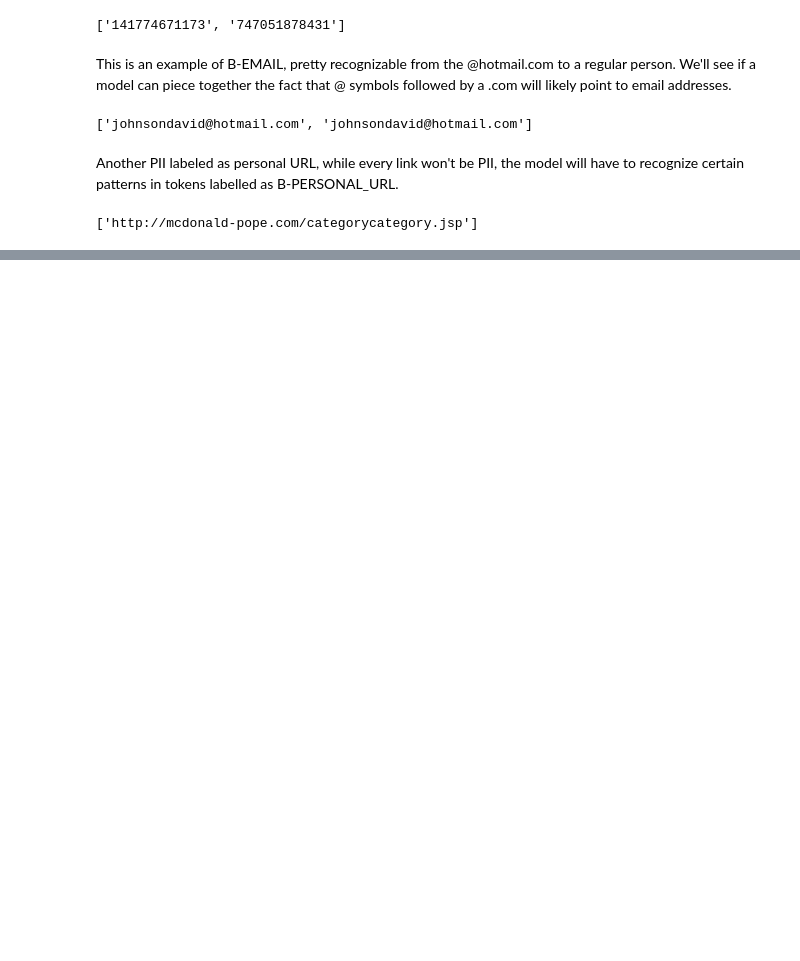
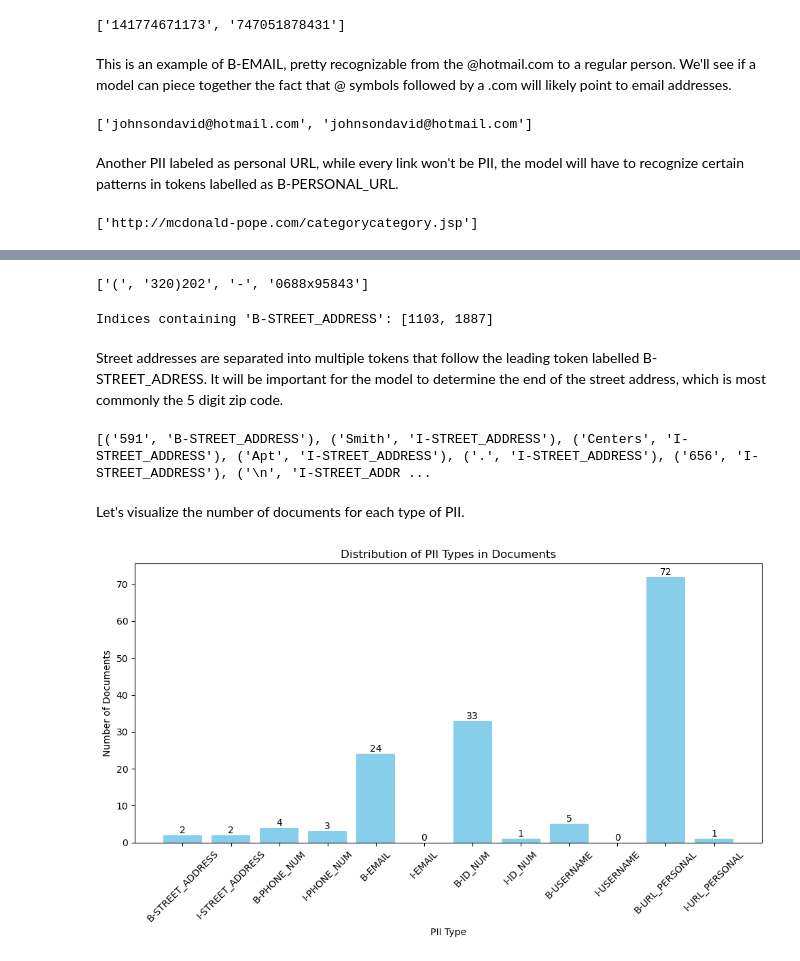
Before and after one commit to alanklin/NLP-Final, a Jupyter notebook: Code/eda.ipynb, the cells around one changed output, grey strips where cells are left out. Drawn from its saved outputs; the diff is of its cells as text; code cells hidden in the pictures; blank space fills up the shorter version.

```diff
--- a/Code/eda.ipynb
+++ b/Code/eda.ipynb
@@ -109,0 +131,64 @@ print(pii_tokens)
+# %%
+train_example1 = train.iloc[185]
+
+example_tokens1 = train_example1['tokens']
+example_labels1 = train_example1['labels']
+
+is_PII = [label in ['B-PHONE_NUM', 'I-PHONE_NUM'] for label in example_labels1]
+pii_tokens = [token for token, is_pii in zip(example_tokens1, is_PII) if is_pii]
+
+print(pii_tokens)
+# %% [output]
+['(', '320)202', '-', '0688x95843']
+# %%
+# Find indices where 'B-PHONE_NUM' exists in the labels list
+street_indices = [index for index, labels in enumerate(train['labels']) if 'B-STREET_ADDRESS' in labels]
+
+print("Indices containing 'B-STREET_ADDRESS':", street_indices)
+# %% [output]
+Indices containing 'B-STREET_ADDRESS': [1103, 1887]
+# %% [markdown]
+Street addresses are separated into multiple tokens that follow the leading token labelled B-STREET_ADRESS. It will be important for the model to determine the end of the street address, which is most commonly the 5 digit zip code.
+# %%
+train_example1 = train.iloc[1103]
+
+example_tokens1 = train_example1['tokens']
+example_labels1 = train_example1['labels']
+
+# Extract tokens and their corresponding labels for
+pii_tokens_with_labels = [(token, label) for token, label in zip(example_tokens1, example_labels1) if label in ['B-STREET_ADDRESS', 'I-STREET_ADDRESS']]
+
+print(pii_tokens_with_labels)
+# %% [output]
+[('591', 'B-STREET_ADDRESS'), ('Smith', 'I-STREET_ADDRESS'), ('Centers', 'I-STREET_ADDRESS'), ('Apt', 'I-STREET_ADDRESS'), ('.', 'I-STREET_ADDRESS'), ('656', 'I-STREET_ADDRESS'), ('\n', 'I-STREET_ADDR ...
+# %% [markdown]
+Let's visualize the number of documents for each type of PII.
+# %%
+import matplotlib.pyplot as plt
+
+# Define the list of PII types to count
+pii_types = ['B-STREET_ADDRESS', 'I-STREET_ADDRESS', 'B-PHONE_NUM','I-PHONE_NUM', 'B-EMAIL','I-EMAIL', 'B-ID_NUM', 'I-ID_NUM', 'B-USERNAME', 'I-USERNAME', 'B-URL_PERSONAL', 'I-URL_PERSONAL']
+
+# Count the number of documents containing each PII type
+pii_counts = {pii: sum(pii in labels for labels in train['labels']) for pii in pii_types}
+
+# Convert the counts to a DataFrame for easier plotting
+pii_counts_df = pd.DataFrame(list(pii_counts.items()), columns=['PII Type', 'Document Count'])
+
+# Plot the distribution of PII types
+plt.figure(figsize=(10, 6))
+bars = plt.bar(pii_counts_df['PII Type'], pii_counts_df['Document Count'], color='skyblue')
+
+# Add counts on top of the bars
+for bar in bars:
+    height = bar.get_height()
+    plt.text(bar.get_x() + bar.get_width() / 2, height, str(height), ha='center', va='bottom')
+
+plt.xlabel('PII Type')
+plt.ylabel('Number of Documents')
+plt.title('Distribution of PII Types in Documents')
+plt.xticks(rotation=45)
+plt.tight_layout()
+plt.show()
+# %% [output]
+[figure, added]
```
Also changed, not shown: parts of 5 cells of this notebook.
